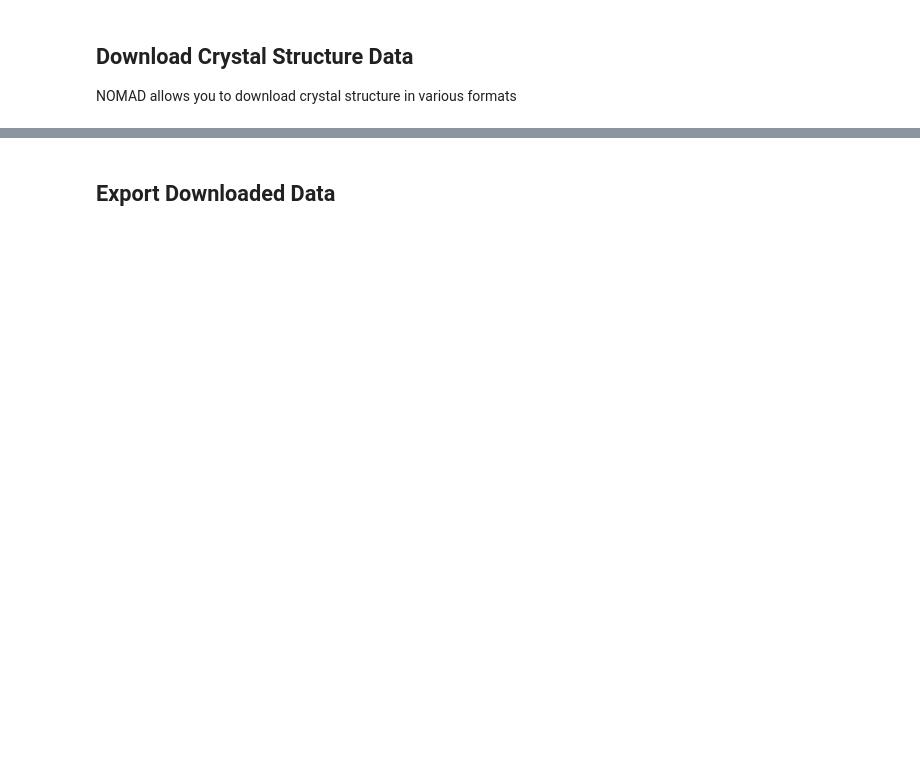
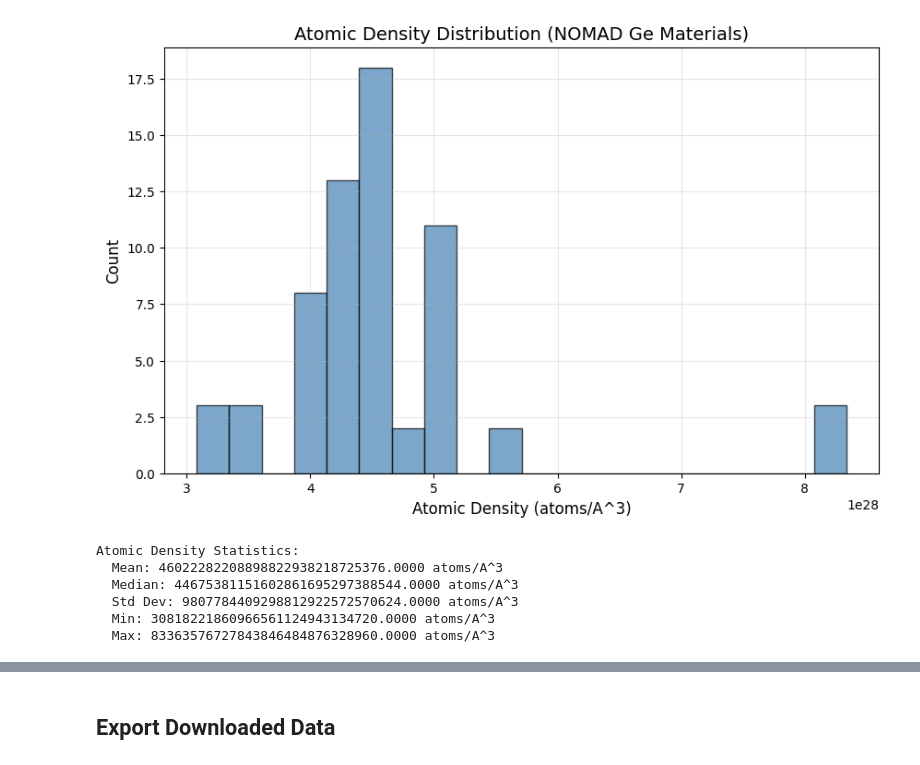
Before and after one commit to sp8rks/MaterialsInformatics, a Jupyter notebook: worked_examples/NOMAD_example/NOMAD_tutorial.ipynb, the cells around one changed output, grey strips where cells are left out. Drawn from its saved outputs; the diff is of its cells as text; code cells hidden in the pictures; blank space fills up the shorter version.

```diff
--- a/worked_examples/NOMAD_example/NOMAD_tutorial.ipynb
+++ b/worked_examples/NOMAD_example/NOMAD_tutorial.ipynb
@@ -288,6 +478,28 @@ Find materials with specific band gaps
 # %%
-#TBD
+# Visualize atomic density distribution
+if len(atomic_densities) > 0:
+    plt.figure(figsize=(10, 6))
+    plt.hist(atomic_densities, bins=20, edgecolor='black', alpha=0.7, color='steelblue')
+    plt.xlabel('Atomic Density (atoms/A^3)', fontsize=12)
+    plt.ylabel('Count', fontsize=12)
+    plt.title('Atomic Density Distribution (NOMAD Ge Materials)', fontsize=14)
+    plt.grid(True, alpha=0.3)
+    plt.show()
+
+    # Statistics
+    print(f"\nAtomic Density Statistics:")
+    print(f"  Mean: {np.mean(atomic_densities):.4f} atoms/A^3")
+    print(f"  Median: {np.median(atomic_densities):.4f} atoms/A^3")
+    print(f"  Std Dev: {np.std(atomic_densities):.4f} atoms/A^3")
+    print(f"  Min: {np.min(atomic_densities):.4f} atoms/A^3")
+    print(f"  Max: {np.max(atomic_densities):.4f} atoms/A^3")
+else:
+    print("No atomic density data to visualize. Try adjusting the query parameters or element selection.")
+# %% [output]
+[figure, added]
+Atomic Density Statistics:
+  Mean: 46022282208898822938218725376.0000 atoms/A^3
+  Median: 44675381151602861695297388544.0000 atoms/A^3
+  Std Dev: 9807784409298812922572570624.0000 atoms/A^3
+  Min: 30818221860966561124943134720.0000 atoms/A^3
+  Max: 83363576727843846484876328960.0000 atoms/A^3
-# %% [markdown]
-## Download Crystal Structure Data
-
-NOMAD allows you to download crystal structure in various formats
```
Also changed, not shown: parts of 25 cells of this notebook, 32 other files.
